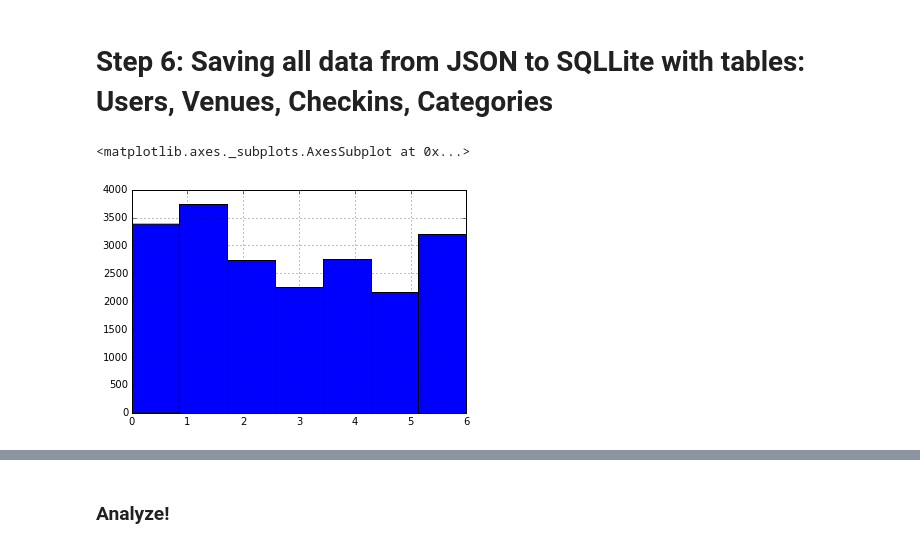
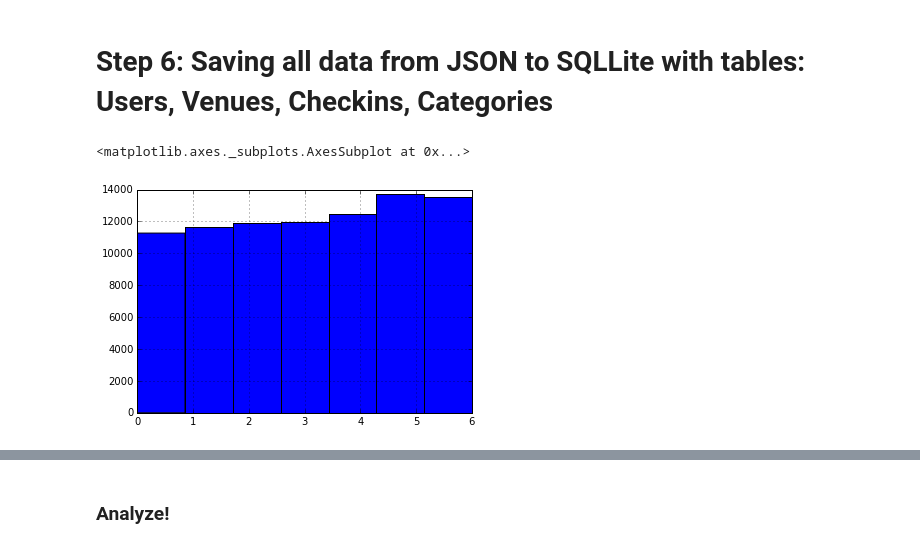
Before and after one commit to pestrov/4sqHealthMine, a Jupyter notebook: Tweets Explorer.ipynb, the cells around one changed output, grey strips where cells are left out. Cells and saved outputs as stored; diff of their text form; code cells hidden in the pictures.

```diff
--- a/Tweets Explorer.ipynb
+++ b/Tweets Explorer.ipynb
@@ -254,7 +272,7 @@ NameError: name 'parsedCheckins' is not defined
 # Step 6: Saving all data from JSON to SQLLite with tables: Users, Venues, Checkins, Categories
 # %%
 #Saving all data from JSON to SQLLite
-checkinCon = sqlite3.connect('data/springCheckins.db')
+checkinCon = sqlite3.connect('data/checkinsSpring.db')
 # %%
 checkinsDF.to_sql('checkins', checkinCon)
 # %%
@@ -298,5 +293,6 @@ checkinsDF['weekday'] = weekdays
 # %%
-checkinsDF[checkinsDF.month == 3].weekday.hist(bins = 7)
+%matplotlib inline
+checkinsDF.weekday.hist(bins = 7)
 # %% [output]
 <matplotlib.axes._subplots.AxesSubplot at 0x...>
-[figure, old version]
+[figure, new version]
```
Also changed, not shown: parts of 39 cells of this notebook, 1 other file.
